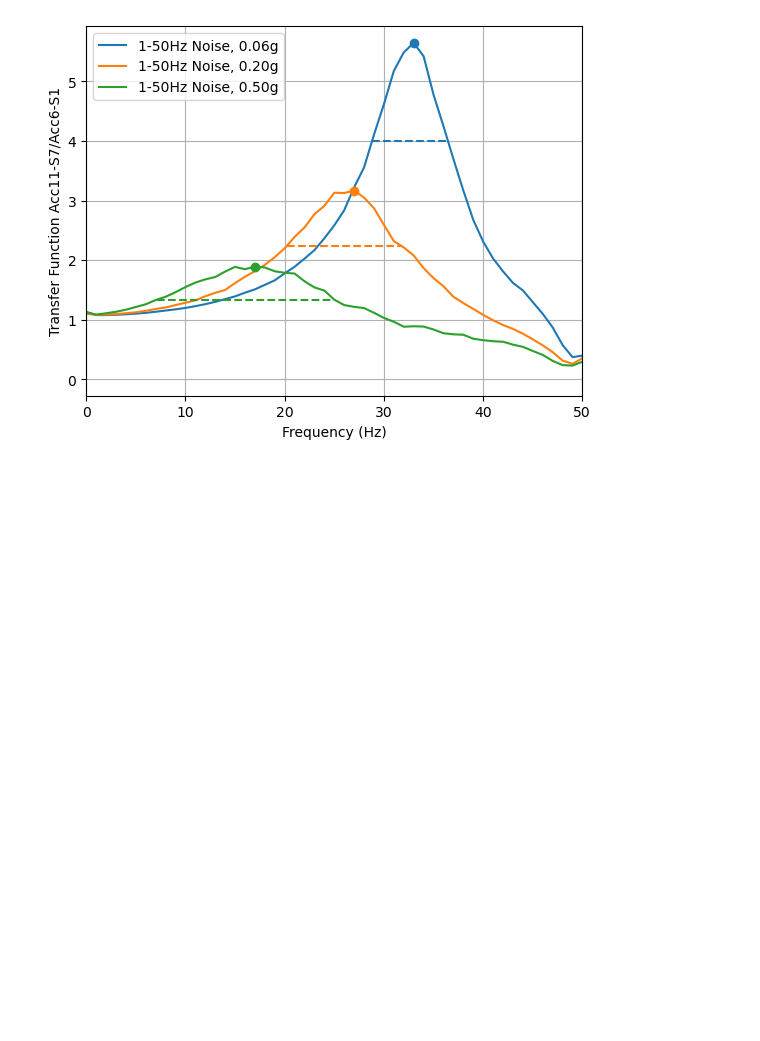
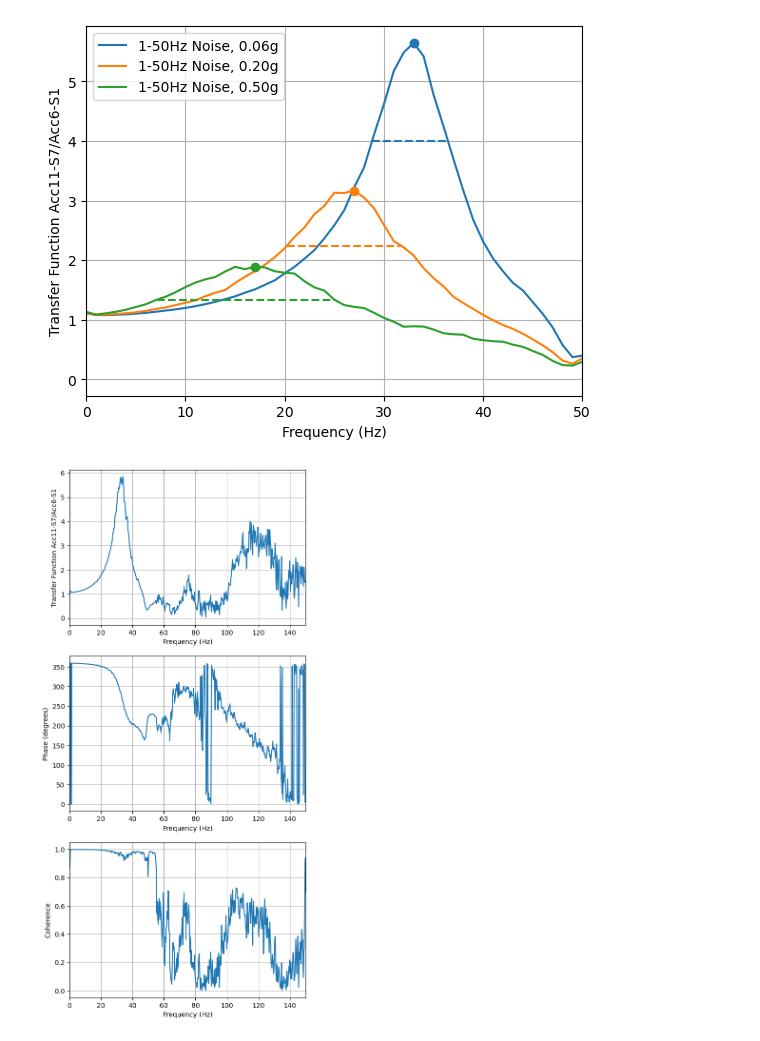
Before and after one commit to dkaramitros/pyDySP, a Jupyter notebook: examples/example_1.ipynb, the cells around one changed output. Saved outputs shown, nothing was run; the diff lists cells and outputs as text; code cells hidden in the pictures; blank space fills up the shorter version.

Commit message:
updated transfer function

```diff
--- a/examples/example_1.ipynb
+++ b/examples/example_1.ipynb
@@ -172,6 +172,10 @@ leg=ax.legend()
 1-50Hz Noise, 0.20g: fn = 27.02, ksi = 0.213
 1-50Hz Noise, 0.50g: fn = 17.01, ksi = 0.525
 [figure]
+# %%
+[_,[f,t,_,_,_,_],_,_]=test[0].transfer_function(channel_from=8, channel_to=13, xlim=100, nperseg=2000)
+# %% [output]
+[figure, added]
 # %%
 #for t in test:
     #t.export_to_csv(filename = t.filename.split("\\")[-1].split(".")[0]+".csv")
```
Also changed, not shown: 1 other file.
